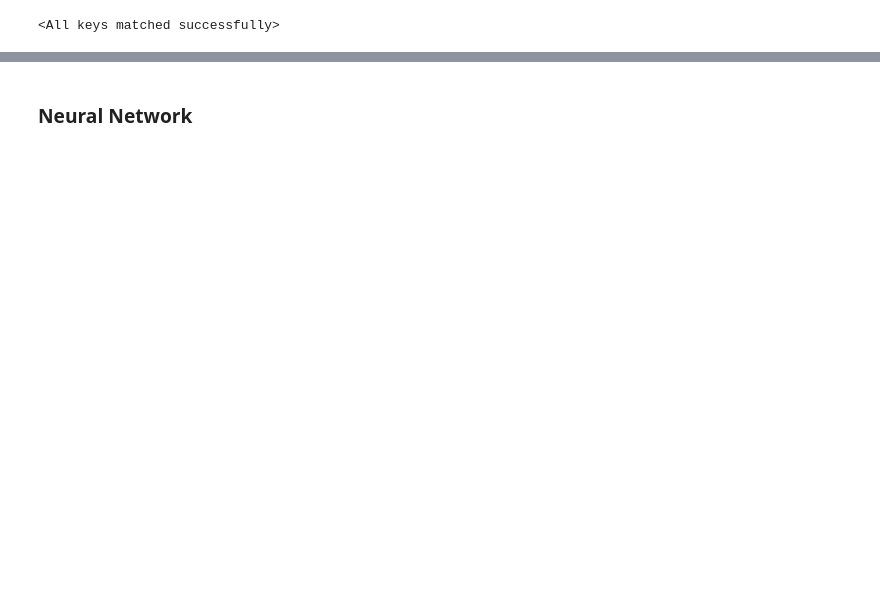
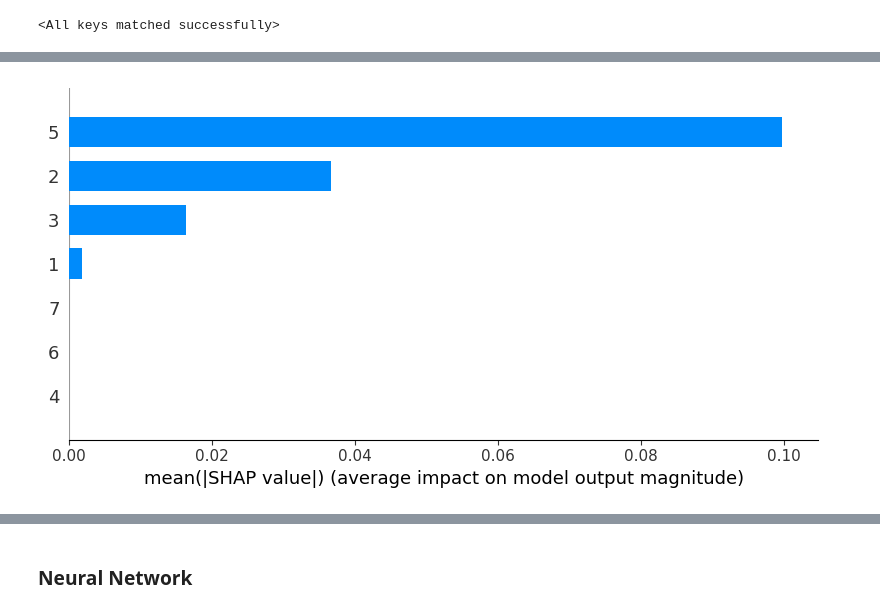
Before and after one commit to krystianMoras/decision_analysis_projects, a Jupyter notebook: project3/models.ipynb, the cells around one changed output, grey strips where cells are left out. Drawn from its saved outputs; the diff is of its cells as text; code cells hidden in the pictures; blank space fills up the shorter version.

```diff
--- a/project3/models.ipynb
+++ b/project3/models.ipynb
@@ -270,0 +334,3 @@ NameError: name 'stop' is not defined
+# %%
+explain_prediction_with_shap(X_test[1])
+# %% [output]
@@ -270,0 +342 @@ NameError: name 'stop' is not defined
+[figure, added]
```
Also changed, not shown: parts of 34 cells of this notebook, 1 other file.
